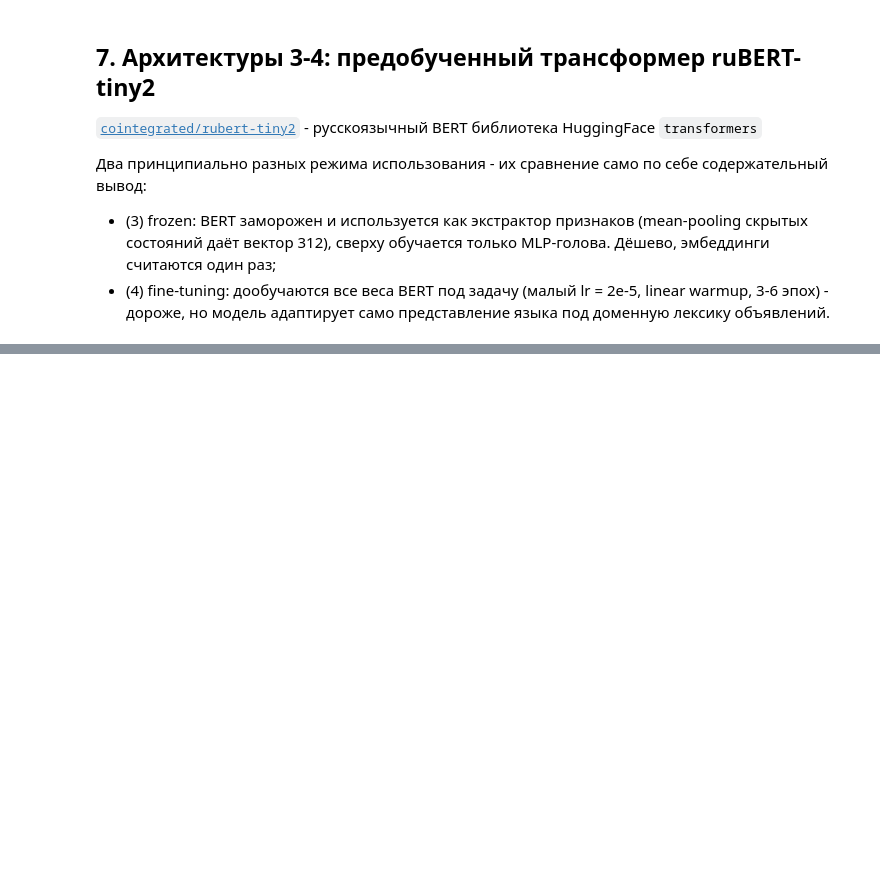
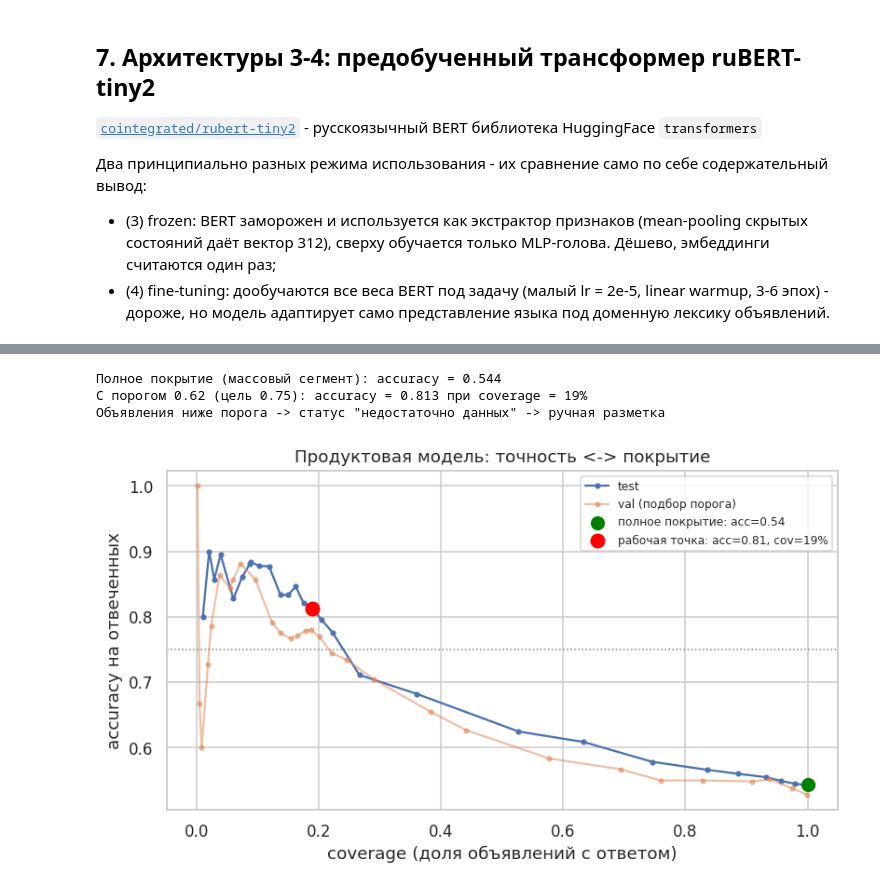
Before and after one commit to QuickSilver-1/GP5-NN, a Jupyter notebook: notebooks/ГП5_задание2.ipynb, the cells around one changed output, grey strips where cells are left out. Drawn from its saved outputs; the diff is of its cells as text; code cells hidden in the pictures; blank space fills up the shorter version.

```diff
--- a/notebooks/ГП5_задание2.ipynb
+++ b/notebooks/ГП5_задание2.ipynb
@@ -433,0 +864,63 @@ class BertFineTune(nn.Module):
+# %%
+#шаг 4: право на отказ (selective prediction).
+#отвечаем только когда уверенность (max softmax) выше порога, иначе ставим
+#"недостаточно данных" и отправляем на ручную разметку. Чем выше порог, тем точнее ответы, но тем
+#меньше объявлений мы покрываем. Порог подбираем на ВАЛИДАЦИИ, а не на тесте.
+TARGET_ACC = 0.75
+
+def acc_cov(conf, pred, true, thr):
+    m = conf >= thr
+    if m.sum() == 0:
+        return np.nan, 0.0
+    return accuracy_score(true[m], pred[m]), float(m.mean())
+
+cva, pva, yva = conf_va[mass_va_mask], pred_va3[mass_va_mask], y3[idx_va][mass_va_mask]
+cte, pte, yte = conf_te[mass_te_mask], pred_te3[mass_te_mask], y3[idx_te][mass_te_mask]
+
+thrs = np.arange(0.36, 0.97, 0.02)
+va_curve = [acc_cov(cva, pva, yva, t) for t in thrs]
+te_curve = [acc_cov(cte, pte, yte, t) for t in thrs]
+
+#берём наименьший порог, при котором на val достигаем целевой точности (max покрытие при цели)
+ok = [t for t, (a, _) in zip(thrs, va_curve) if a >= TARGET_ACC]
+thr_star = ok[0] if ok else thrs[int(np.nanargmax([a for a, _ in va_curve]))]
+acc_sel, cov_sel = acc_cov(cte, pte, yte, thr_star)
+
+print(f'Полное покрытие (массовый сегмент): accuracy = {m_full["accuracy"]:.3f}')
+print(f'С порогом {thr_star:.2f} (цель {TARGET_ACC}): accuracy = {acc_sel:.3f} '
+      f'при coverage = {cov_sel:.0%}')
+
+print('Объявления ниже порога получают статус "недостаточно данных" и идут на ручную разметку')
+
+fig, ax = plt.subplots(figsize=(7.5, 4.4))
+ax.plot([c for _, c in te_curve], [a for a, _ in te_curve], marker='o', ms=3, label='test')
+ax.plot([c for _, c in va_curve], [a for a, _ in va_curve], marker='o', ms=3, alpha=0.5, label='val (подбор порога)')
+
+ax.scatter([1.0], [m_full['accuracy']], s=80, color='green', zorder=5, label=f'полное покрытие: acc={m_full["accuracy"]:.2f}')
+ax.scatter([cov_sel], [acc_sel], s=90, color='red', zorder=5, label=f'рабочая точка: acc={acc_sel:.2f}, cov={cov_sel:.0%}')
+ax.axhline(TARGET_ACC, color='gray', ls=':', lw=1)
+
+ax.set_xlabel('coverage (доля объявлений с ответом)')
+ax.set_ylabel('accuracy на отвеченных')
+ax.set_title('Продуктовая модель: точность или покрытие')
+ax.legend(fontsize=8)
+plt.show()
+
+#логируем итоговый ансамбль отдельным запуском
+with mlflow.start_run(run_name='10_product_ensemble'):
+    mlflow.log_params({'members': '+'.join(members),
+                       'member_runs': ','.join(PROD_MEMBERS[m]['run_id'] for m in members),
+                       'ensembling': 'mean_softmax', 'classes': '3_coarse',
+                       'text': 'raw_unmasked', 'pseudo_labeling': RUN_PSEUDO,
+                       'threshold': float(thr_star),
+                       'target_acc': TARGET_ACC, 'split': 'group_by_address',
+                       'scope': 'mass_segment_p95', 'price_p95': P95})
+    mlflow.log_metrics({'test_accuracy_full': m_full['accuracy'],
+                        'test_macro_f1_full': m_full['macro_f1'],
+                        'test_selective_accuracy': float(acc_sel),
+                        'test_coverage': float(cov_sel)})
+# %% [output]
+Полное покрытие (массовый сегмент): accuracy = 0.544
+С порогом 0.62 (цель 0.75): accuracy = 0.813 при coverage = 19%
+Объявления ниже порога -> статус "недостаточно данных" -> ручная разметка
+[figure, added]
```
Also changed, not shown: parts of 23 cells of this notebook.
